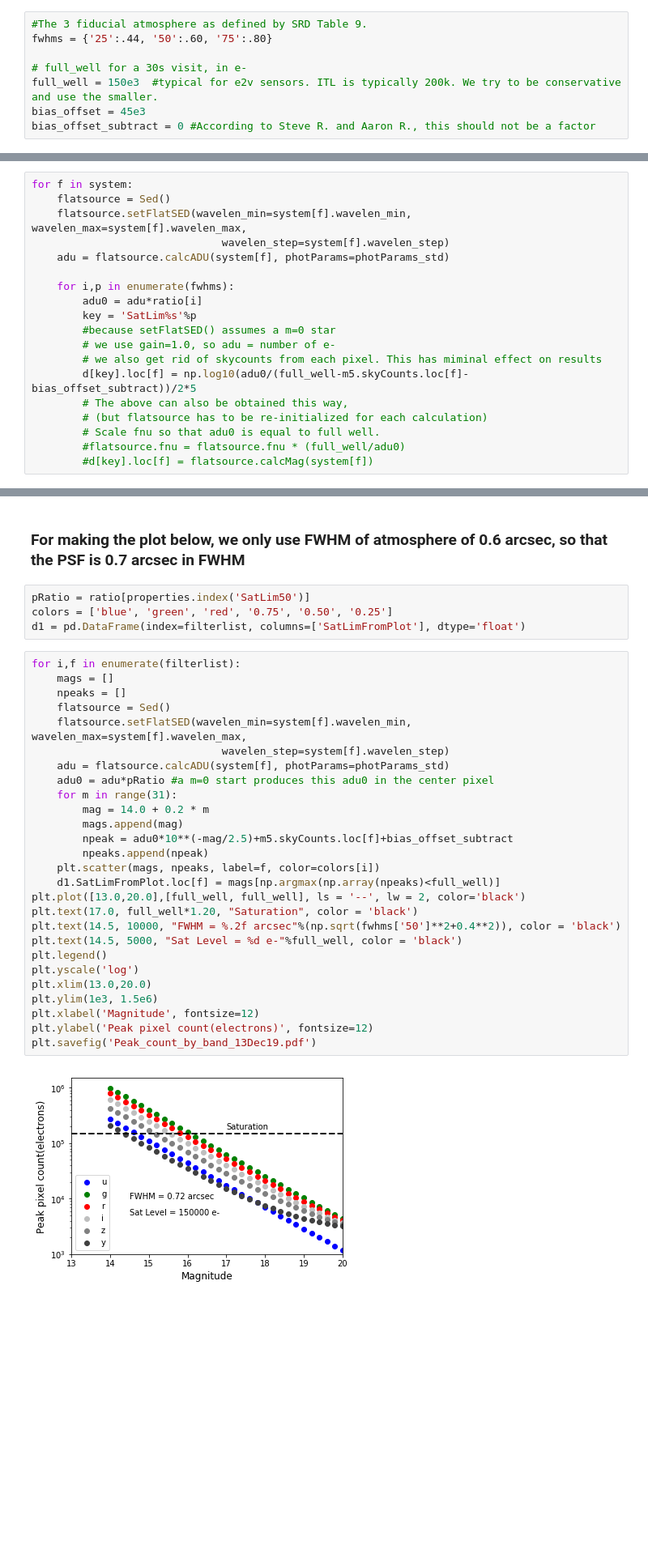
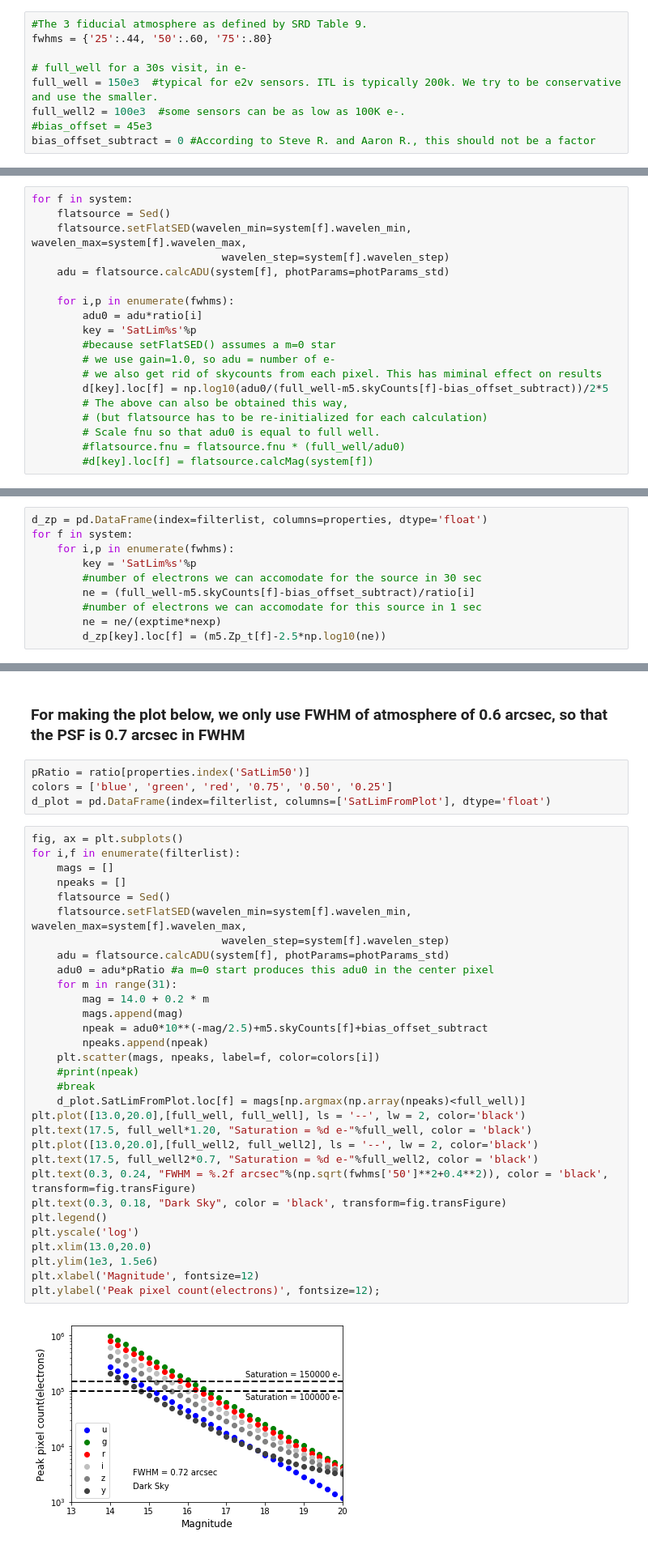
Before and after one commit to bxin/scratchBook, a Jupyter notebook: saturation_limit/saturation_limit.ipynb, the cells around one changed output, grey strips where cells are left out. Shown at 81% size. Drawn from its saved outputs; the diff is of its cells as text; blank space fills up the shorter version.

Commit message:
add 5th mag trail saturation calc

```diff
--- a/saturation_limit/saturation_limit.ipynb
+++ b/saturation_limit/saturation_limit.ipynb
@@ -14,7 +14,8 @@ fwhms = {'25':.44, '50':.60, '75':.80}
 
 # full_well for a 30s visit, in e-
 full_well = 150e3  #typical for e2v sensors. ITL is typically 200k. We try to be conservative and use the smaller.
-bias_offset = 45e3
+full_well2 = 100e3  #some sensors can be as low as 100K e-.
+#bias_offset = 45e3
 bias_offset_subtract = 0 #According to Steve R. and Aaron R., this should not be a factor
 # %% [markdown]
 ## We first determine what fraction of the flux will be in the center/brightest pixel
@@ -94,7 +95,7 @@ for f in system:
         #because setFlatSED() assumes a m=0 star
         # we use gain=1.0, so adu = number of e-
         # we also get rid of skycounts from each pixel. This has miminal effect on results
-        d[key].loc[f] = np.log10(adu0/(full_well-m5.skyCounts.loc[f]-bias_offset_subtract))/2*5
+        d[key].loc[f] = np.log10(adu0/(full_well-m5.skyCounts[f]-bias_offset_subtract))/2*5
         # The above can also be obtained this way,
         # (but flatsource has to be re-initialized for each calculation)
         # Scale fnu so that adu0 is equal to full well.
@@ -112,0 +116,10 @@ d.join(m5)
+# %%
+d_zp = pd.DataFrame(index=filterlist, columns=properties, dtype='float')
+for f in system:
+    for i,p in enumerate(fwhms):
+        key = 'SatLim%s'%p
+        #number of electrons we can accomodate for the source in 30 sec
+        ne = (full_well-m5.skyCounts[f]-bias_offset_subtract)/ratio[i]
+        #number of electrons we can accomodate for this source in 1 sec
+        ne = ne/(exptime*nexp)
+        d_zp[key].loc[f] = (m5.Zp_t[f]-2.5*np.log10(ne))
@@ -115,33 +138,37 @@ d.join(m5)
 # %%
 pRatio = ratio[properties.index('SatLim50')]
 colors = ['blue', 'green', 'red', '0.75', '0.50', '0.25']
-d1 = pd.DataFrame(index=filterlist, columns=['SatLimFromPlot'], dtype='float')
+d_plot = pd.DataFrame(index=filterlist, columns=['SatLimFromPlot'], dtype='float')
 # %%
+fig, ax = plt.subplots()
 for i,f in enumerate(filterlist):
     mags = []
     npeaks = []
     flatsource = Sed()
     flatsource.setFlatSED(wavelen_min=system[f].wavelen_min, wavelen_max=system[f].wavelen_max,
                               wavelen_step=system[f].wavelen_step)
     adu = flatsource.calcADU(system[f], photParams=photParams_std)
     adu0 = adu*pRatio #a m=0 start produces this adu0 in the center pixel
     for m in range(31):
         mag = 14.0 + 0.2 * m
         mags.append(mag)
-        npeak = adu0*10**(-mag/2.5)+m5.skyCounts.loc[f]+bias_offset_subtract
+        npeak = adu0*10**(-mag/2.5)+m5.skyCounts[f]+bias_offset_subtract
         npeaks.append(npeak)
     plt.scatter(mags, npeaks, label=f, color=colors[i])
-    d1.SatLimFromPlot.loc[f] = mags[np.argmax(np.array(npeaks)<full_well)]
+    #print(npeak)
+    #break
+    d_plot.SatLimFromPlot.loc[f] = mags[np.argmax(np.array(npeaks)<full_well)]
 plt.plot([13.0,20.0],[full_well, full_well], ls = '--', lw = 2, color='black')
-plt.text(17.0, full_well*1.20, "Saturation", color = 'black')
-plt.text(14.5, 10000, "FWHM = %.2f arcsec"%(np.sqrt(fwhms['50']**2+0.4**2)), color = 'black')
-plt.text(14.5, 5000, "Sat Level = %d e-"%full_well, color = 'black')
+plt.text(17.5, full_well*1.20, "Saturation = %d e-"%full_well, color = 'black')
+plt.plot([13.0,20.0],[full_well2, full_well2], ls = '--', lw = 2, color='black')
+plt.text(17.5, full_well2*0.7, "Saturation = %d e-"%full_well2, color = 'black')
+plt.text(0.3, 0.24, "FWHM = %.2f arcsec"%(np.sqrt(fwhms['50']**2+0.4**2)), color = 'black', transform=fig.transFigure)
+plt.text(0.3, 0.18, "Dark Sky", color = 'black', transform=fig.transFigure)
 plt.legend()
 plt.yscale('log')
 plt.xlim(13.0,20.0)
 plt.ylim(1e3, 1.5e6)
 plt.xlabel('Magnitude', fontsize=12)
-plt.ylabel('Peak pixel count(electrons)', fontsize=12)
-plt.savefig('Peak_count_by_band_13Dec19.pdf')
+plt.ylabel('Peak pixel count(electrons)', fontsize=12);
 # %% [output]
-[figure, old version]
+[figure, new version]
```
Also changed, not shown: parts of 19 cells of this notebook, 7 other files.
